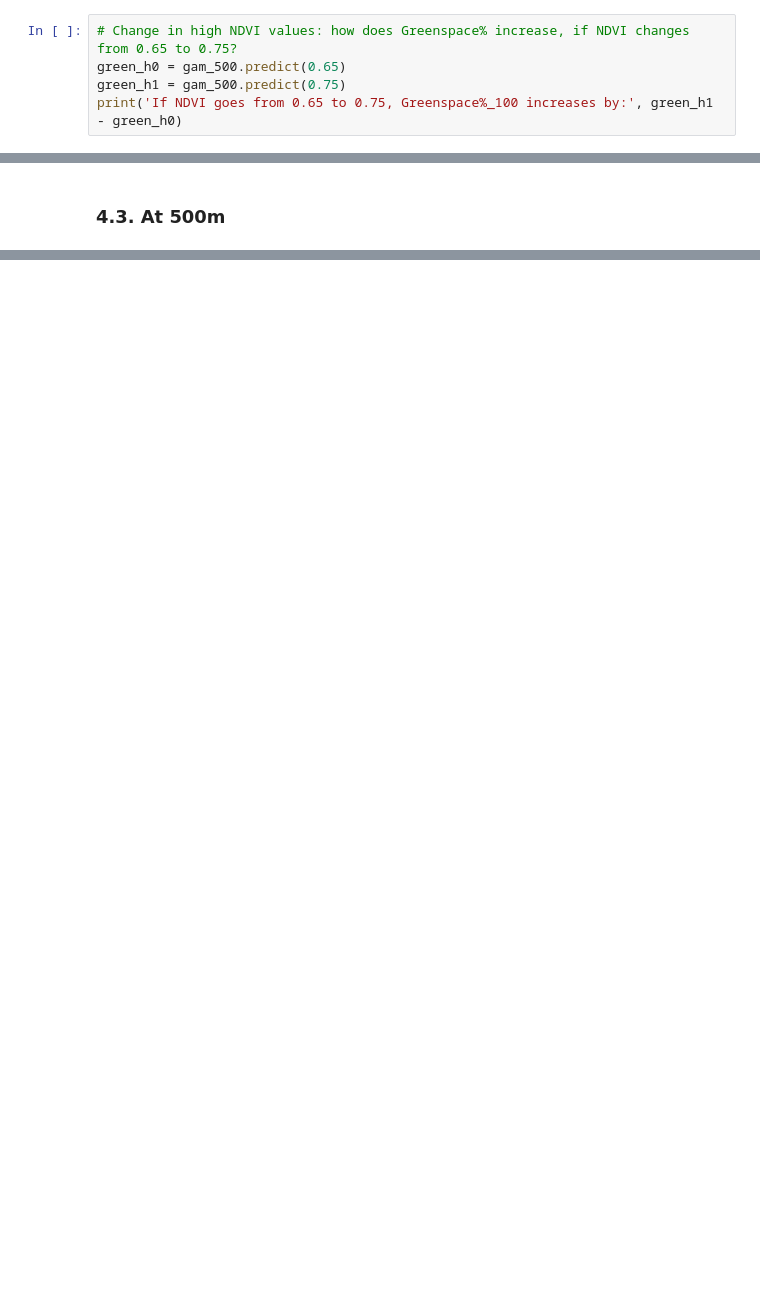
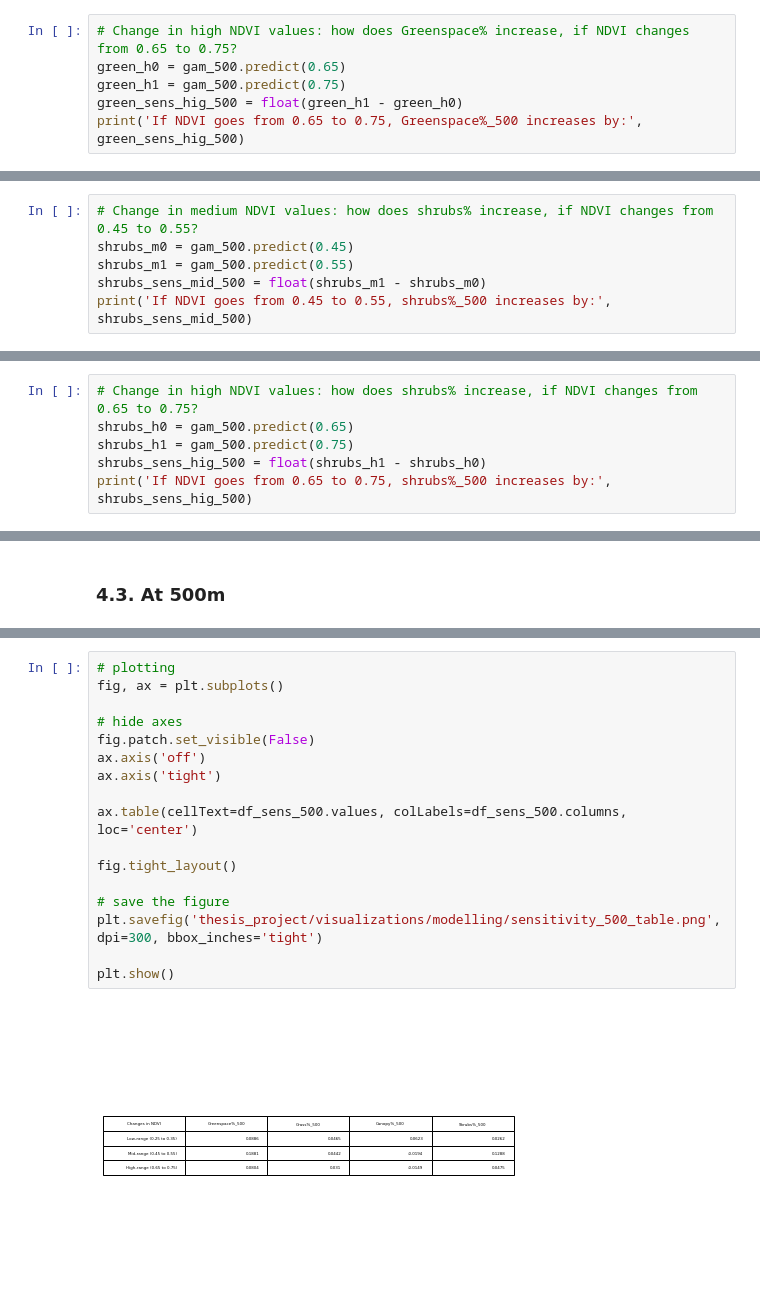
Before and after one commit to alexdelai/NDVI-dimist, a Jupyter notebook: greenspace_modelling.ipynb, the cells around one changed output, grey strips where cells are left out. Cells and saved outputs as stored; diff of their text form; blank space fills up the shorter version.

```diff
--- a/greenspace_modelling.ipynb
+++ b/greenspace_modelling.ipynb
@@ -1596,5 +1681,6 @@ If NDVI goes from 0.45 to 0.55, Greenspace%_100 increases by: [0.18807665]
 # Change in high NDVI values: how does Greenspace% increase, if NDVI changes from 0.65 to 0.75?
 green_h0 = gam_500.predict(0.65)
 green_h1 = gam_500.predict(0.75)
-print('If NDVI goes from 0.65 to 0.75, Greenspace%_100 increases by:', green_h1 - green_h0)
+green_sens_hig_500 = float(green_h1 - green_h0)
+print('If NDVI goes from 0.65 to 0.75, Greenspace%_500 increases by:', green_sens_hig_500)
 # %% [output]
@@ -2009,0 +2152,6 @@ plt.show()
+# %%
+# Change in medium NDVI values: how does shrubs% increase, if NDVI changes from 0.45 to 0.55?
+shrubs_m0 = gam_500.predict(0.45)
+shrubs_m1 = gam_500.predict(0.55)
+shrubs_sens_mid_500 = float(shrubs_m1 - shrubs_m0)
+print('If NDVI goes from 0.45 to 0.55, shrubs%_500 increases by:', shrubs_sens_mid_500)
@@ -2009,0 +2160,6 @@ plt.show()
+# %%
+# Change in high NDVI values: how does shrubs% increase, if NDVI changes from 0.65 to 0.75?
+shrubs_h0 = gam_500.predict(0.65)
+shrubs_h1 = gam_500.predict(0.75)
+shrubs_sens_hig_500 = float(shrubs_h1 - shrubs_h0)
+print('If NDVI goes from 0.65 to 0.75, shrubs%_500 increases by:', shrubs_sens_hig_500)
@@ -2143,0 +2341,19 @@ df_sens_100.head()
+# %%
+# plotting
+fig, ax = plt.subplots()
+
+# hide axes
+fig.patch.set_visible(False)
+ax.axis('off')
+ax.axis('tight')
+
+ax.table(cellText=df_sens_500.values, colLabels=df_sens_500.columns, loc='center')
+
+fig.tight_layout()
+
+# save the figure
+plt.savefig('thesis_project/visualizations/modelling/sensitivity_500_table.png', dpi=300, bbox_inches='tight')
+
+plt.show()
+# %% [output]
+[figure, added]
```
Also changed, not shown: parts of 30 cells of this notebook.
